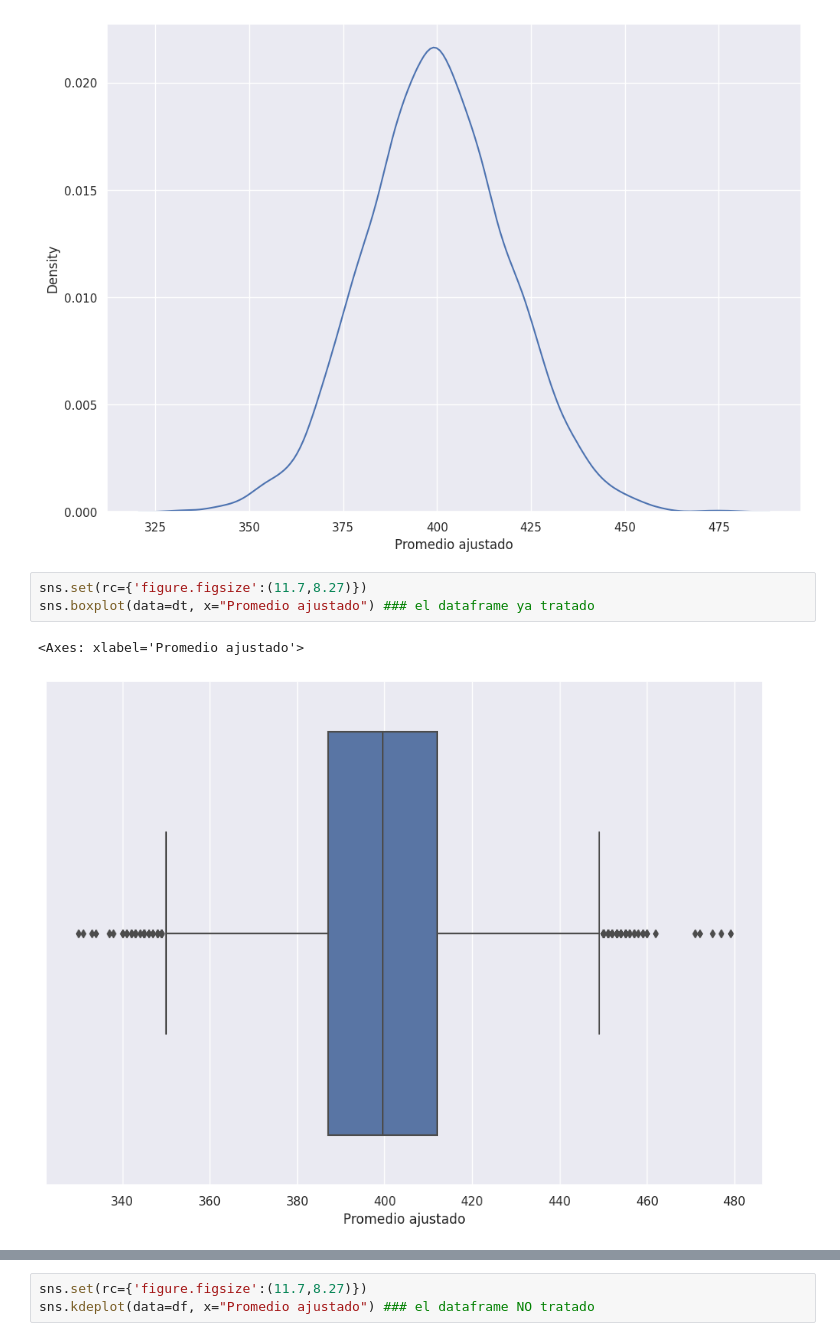
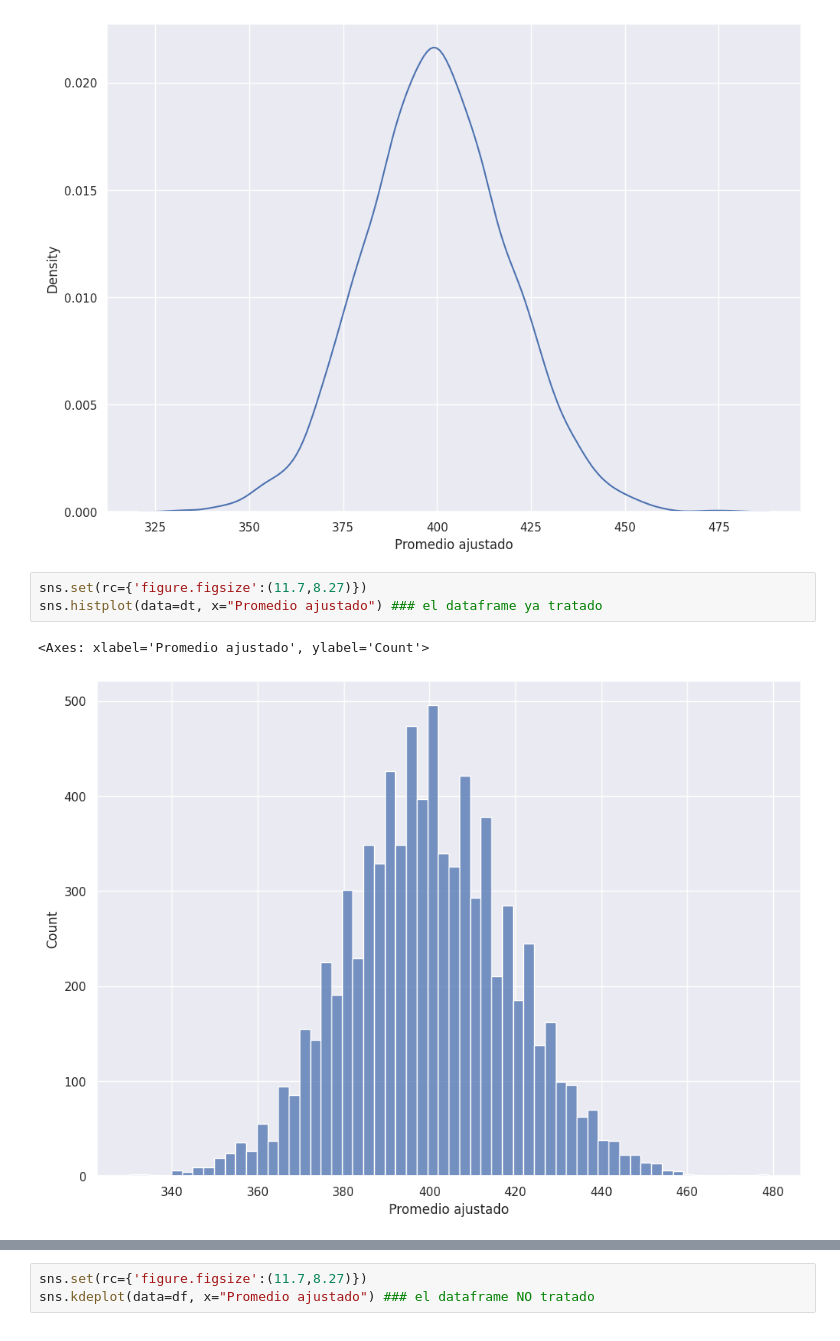
Before and after one commit to Vagarh/University-specialization-in-analytics-and-big-data-IU-DIGITAL, a Jupyter notebook: CED_EA2.ipynb, the cells around one changed output, grey strips where cells are left out. Drawn from its saved outputs; the diff is of its cells as text.

```diff
--- a/CED_EA2.ipynb
+++ b/CED_EA2.ipynb
@@ -176,9 +176,9 @@ sns.kdeplot(data=dt, x="Promedio ajustado") ### el dataframe ya tratado
 [figure]
 # %%
 sns.set(rc={'figure.figsize':(11.7,8.27)})
-sns.boxplot(data=dt, x="Promedio ajustado") ### el dataframe ya tratado
+sns.histplot(data=dt, x="Promedio ajustado") ### el dataframe ya tratado
 # %% [output]
-<Axes: xlabel='Promedio ajustado'>
+<Axes: xlabel='Promedio ajustado', ylabel='Count'>
-[figure, old version]
+[figure, new version]
 # %%
 sns.set(rc={'figure.figsize':(11.7,8.27)})
```
Also changed, not shown: parts of 3 cells of this notebook.
